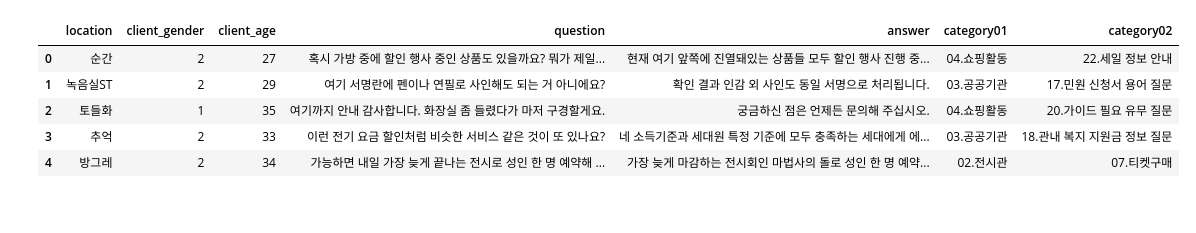
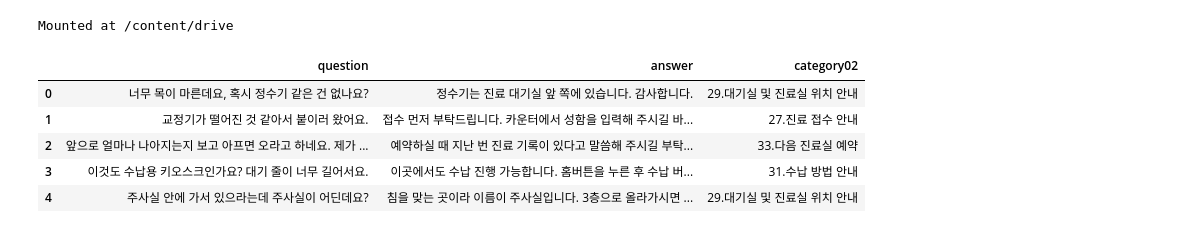
Before and after one commit to Dayeonee2/landimark_project, a Jupyter notebook: bertmodeling.ipynb, the cells around one changed output. Cells and saved outputs as stored; diff of their text form; code cells hidden in the pictures.

```diff
--- a/bertmodeling.ipynb
+++ b/bertmodeling.ipynb
@@ -1,12 +1,17 @@
+# %%
+from google.colab import drive
+drive.mount('/content/drive')
+# %% [output]
+Mounted at /content/drive
 # %%
 import pandas as pd
 
-df = pd.read_csv('train_set_cleaned.csv')
+df = pd.read_csv('/content/drive/MyDrive/landimark_project/health_result.csv')
 df.head()
 # %% [output]
-|  | location | client_gender | client_age | question | answer | category01 | category02 |
-| 0 | 순간 | 2 | 27 | 혹시 가방 중에 할인 행사 중인 상품도 있을까요? 뭐가 제일... | 현재 여기 앞쪽에 진열돼있는 상품들 모두 할인 행사 진행 중... | 04.쇼핑활동 | 22.세일 정보 안내 |
-| 1 | 녹음실ST | 2 | 29 | 여기 서명란에 펜이나 연필로 사인해도 되는 거 아니에요? | 확인 결과 인감 외 사인도 동일 서명으로 처리됩니다. | 03.공공기관 | 17.민원 신청서 용어 질문 |
-| 2 | 토들화 | 1 | 35 | 여기까지 안내 감사합니다. 화장실 좀 들렸다가 마저 구경할게요. | 궁금하신 점은 언제든 문의해 주십시오. | 04.쇼핑활동 | 20.가이드 필요 유무 질문 |
-| 3 | 추억 | 2 | 33 | 이런 전기 요금 할인처럼 비슷한 서비스 같은 것이 또 있나요? | 네 소득기준과 세대원 특정 기준에 모두 충족하는 세대에게 에... | 03.공공기관 | 18.관내 복지 지원금 정보 질문 |
-| 4 | 방그레 | 2 | 34 | 가능하면 내일 가장 늦게 끝나는 전시로 성인 한 명 예약해 ... | 가장 늦게 마감하는 전시회인 마법사의 돌로 성인 한 명 예약... | 02.전시관 | 07.티켓구매 |
+|  | question | answer | category02 |
+| 0 | 너무 목이 마른데요, 혹시 정수기 같은 건 없나요? | 정수기는 진료 대기실 앞 쪽에 있습니다. 감사합니다. | 29.대기실 및 진료실 위치 안내 |
+| 1 | 교정기가 떨어진 것 같아서 붙이러 왔어요. | 접수 먼저 부탁드립니다. 카운터에서 성함을 입력해 주시길 바... | 27.진료 접수 안내 |
+| 2 | 앞으로 얼마나 나아지는지 보고 아프면 오라고 하네요. 제가 ... | 예약하실 때 지난 번 진료 기록이 있다고 말씀해 주시길 부탁... | 33.다음 진료실 예약 |
+| 3 | 이것도 수납용 키오스크인가요? 대기 줄이 너무 길어서요. | 이곳에서도 수납 진행 가능합니다. 홈버튼을 누른 후 수납 버... | 31.수납 방법 안내 |
+| 4 | 주사실 안에 가서 있으라는데 주사실이 어딘데요? | 침을 맞는 곳이라 이름이 주사실입니다. 3층으로 올라가시면 ... | 29.대기실 및 진료실 위치 안내 |
```
Also changed, not shown: parts of 10 cells of this notebook.
